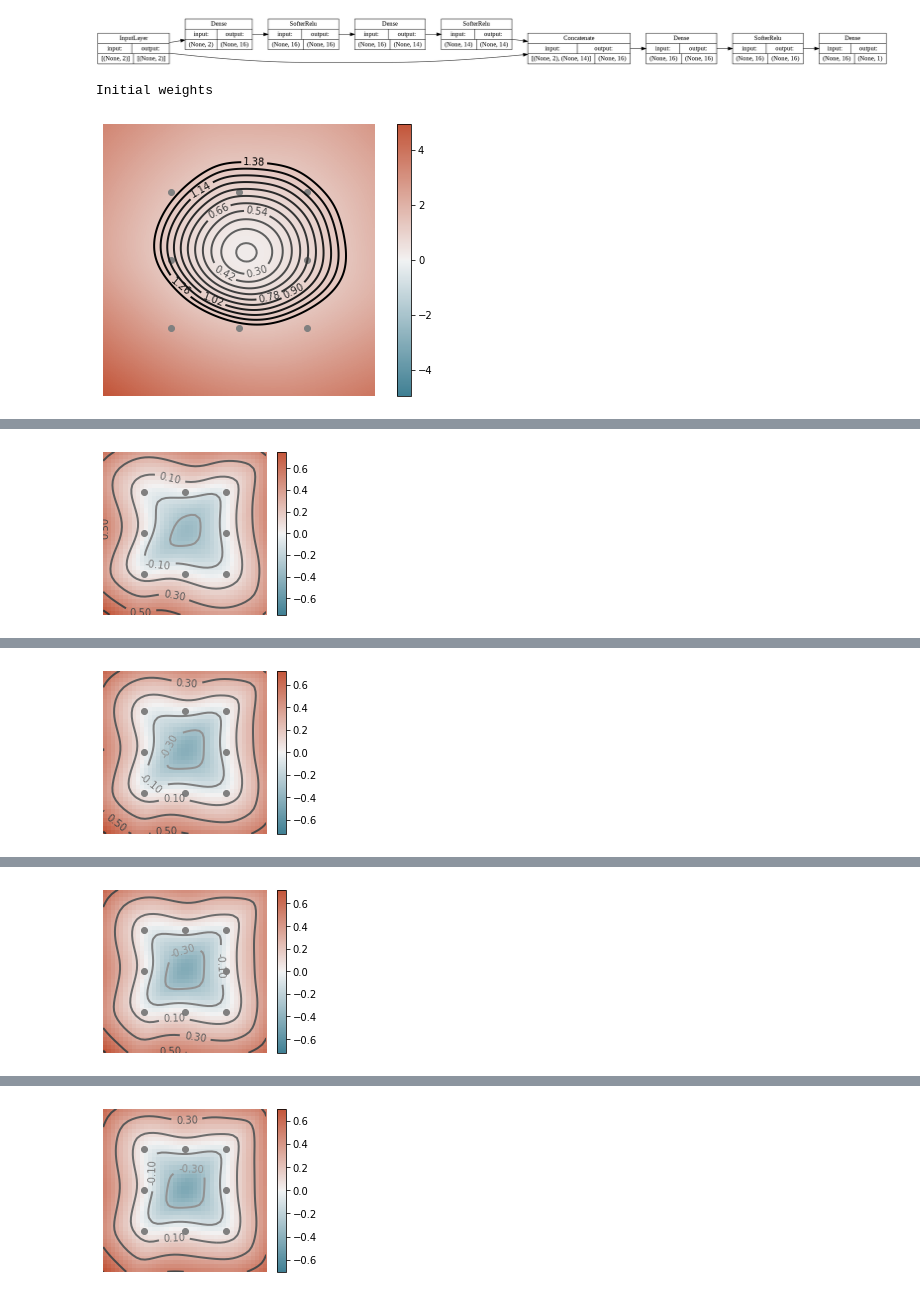
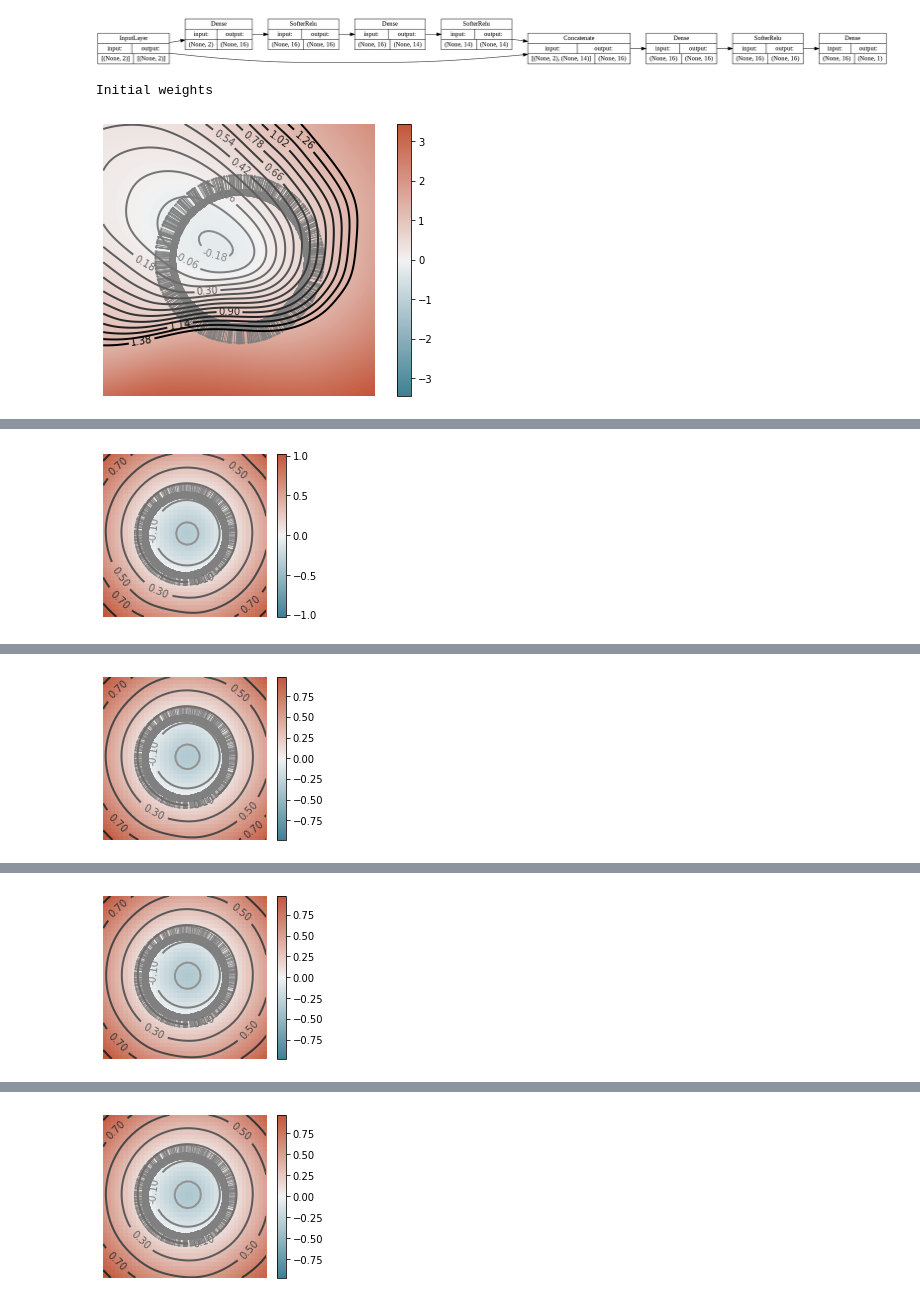
Before and after one commit to Egoago/Onlab, a Jupyter notebook: Önlab.ipynb, the cells around one changed output, grey strips where cells are left out. Drawn from its saved outputs; the diff is of its cells as text; code cells hidden in the pictures.

Commit message:
Added circle demo, and surface sampling

```diff
--- a/Önlab.ipynb
+++ b/Önlab.ipynb
@@ -103,21 +94,29 @@ np.array([]).shape
 # %% [markdown]
 ###Data generator
 # %%
-class VolumeSampler(Sequence):
+class Sampler(Sequence):
   seed = 0
-  def __init__(self, batchCount, batchSize):
+  def __init__(self, batchCount, volumeSampleSize, surfaceSampleSize, controlPoints, controlNormals):
     self.batchCount = batchCount
-    self.batchSize = batchSize
-    self.seed = VolumeSampler.seed
-    VolumeSampler.seed += 1
+    self.volumeSampleSize = volumeSampleSize
+    self.surfaceSampleSize = surfaceSampleSize
+    self.controlPoints = controlPoints
+    self.controlNormals = controlNormals
+    self.seed = Sampler.seed
+    Sampler.seed += 1
     self.randGen = np.random.default_rng(seed=self.seed)
 
   def __len__(self):
     return self.batchCount
 
   def __getitem__(self, idx):
-    samples = self.randGen.random((self.batchSize,2))*2-1
-    return samples
+    samples = self.randGen.random((self.volumeSampleSize,2))*2-1
+    surfaceIndices = self.randGen.choice(self.controlPoints.shape[0],
+                                         self.surfaceSampleSize)
+    if controlNormals is not None:
+      return samples, self.controlPoints[surfaceIndices], self.controlNormals[surfaceIndices]
+    else:
+      return samples, self.controlPoints[surfaceIndices]
 
   #def on_epoch_end(self):
     #self.randGen = np.random.default_rng(seed=self.seed)
@@ -363,30 +358,32 @@ Trainable variables: 575
 [figure]
 # %%
 #@title Train
-batchCount = 1000 #@param {type:"integer"}
-batchSize =  2#@param {type:"integer"}
+batchCount = 1000 #@param {type:"slider", min:10, max:10000, step:10}
+volumeSampleSize = 8 #@param {type:"slider", min:1, max:2048, step:1}
+surfaceSampleSize = 8 #@param {type:"slider", min:1, max:2048, step:1}
 epochs = 10 #@param {type:"integer"}
-useNormals = False #@param {type:"boolean"}
+useNormals = True #@param {type:"boolean"}
 reset = True #@param {type:"boolean"}
 save = '' #@param {type:"string"}
 
-scaler = Scaler(square)
+scaler = Scaler(circle)
 controlPoints = scaler.getTrainingData()
-controlNormals = normals if useNormals else None
+controlNormals = circleN if useNormals else None
 if reset:
   model.reset()
 model.compile(optimizer = Adam(lr = 0.0015),
               useNormals=useNormals)
-history = model.fit(DataGenerator(batchCount = batchCount,
-                                  batchSize = batchSize,
+history = model.fit(Sampler(batchCount = batchCount,
+                                  volumeSampleSize = volumeSampleSize,
+                                  surfaceSampleSize = surfaceSampleSize,
                                   controlPoints = controlPoints,
                                   controlNormals = controlNormals),
                     verbose = 1,
                     callbacks = [PlotCallback(model, controlPoints, controlNormals, 1)],
                     epochs = epochs)
 if len(save)>0:
   model.save_weights('./saves/' + save)
 # %% [output]
 Initial weights
-[figure, old version]
+[figure, new version]
 Epoch 1/10
@@ -394,2 +391,2 @@ Epoch 1/10
-[figure, old version]
+[figure, new version]
 Epoch 2/10
@@ -397,2 +394,2 @@ Epoch 2/10
-[figure, old version]
+[figure, new version]
 Epoch 3/10
@@ -400,2 +397,2 @@ Epoch 3/10
-[figure, old version]
+[figure, new version]
 Epoch 4/10
@@ -403,2 +400,2 @@ Epoch 4/10
-[figure, old version]
+[figure, new version]
 Epoch 5/10
```
Also changed, not shown: parts of 5 cells of this notebook.
